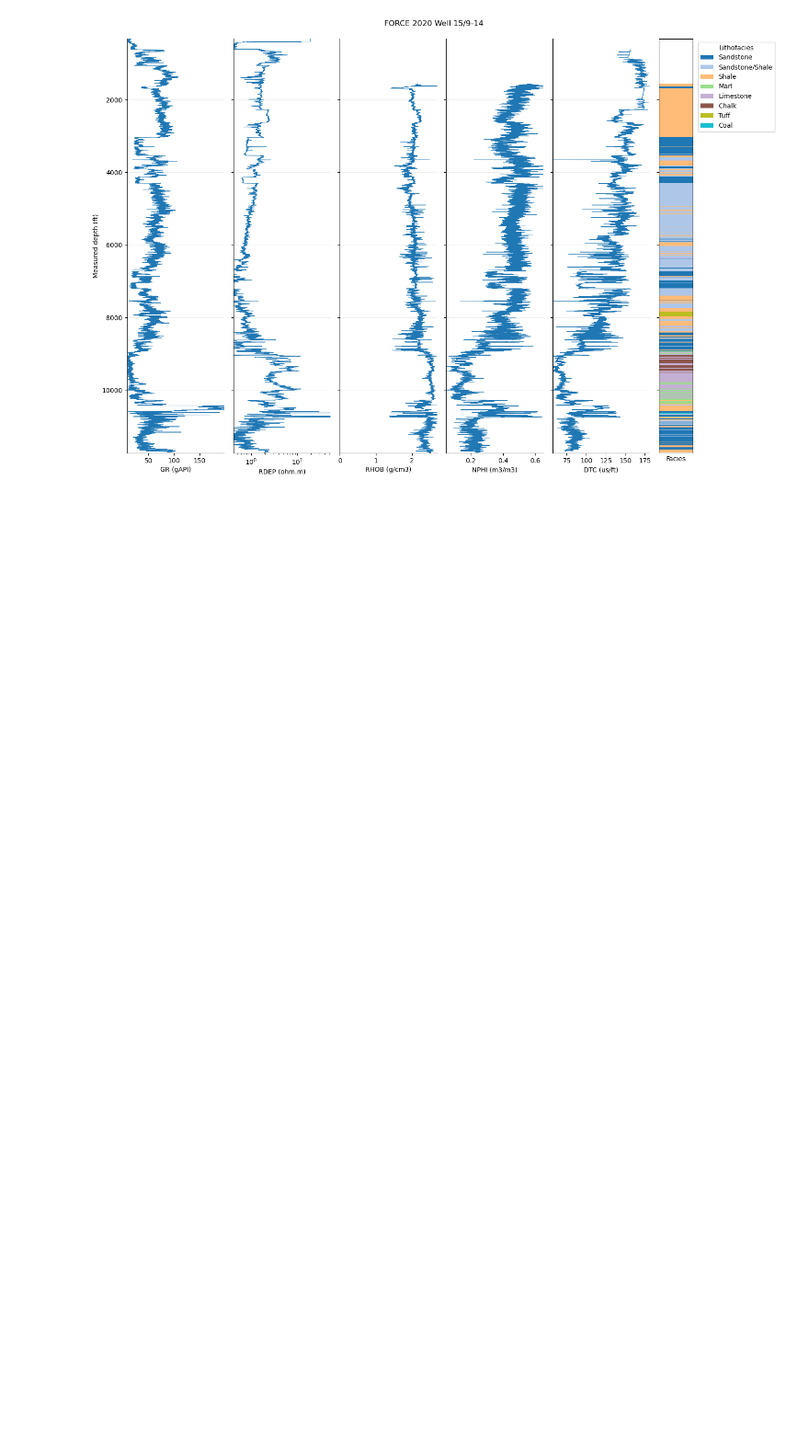
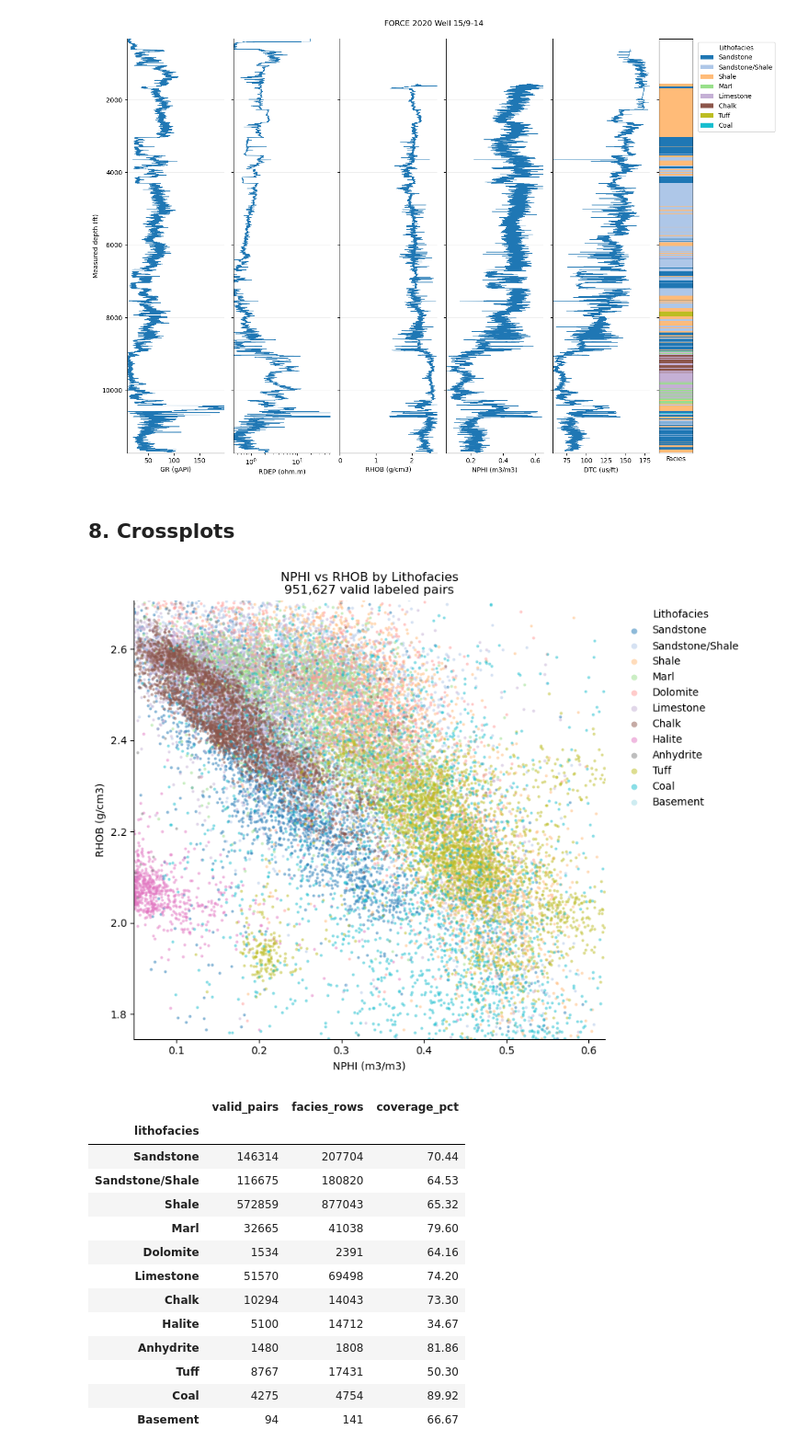
Before and after one commit to leraos/force_2020_well_log_analysis, a Jupyter notebook: notebooks/02_exploratory_data_analysis.ipynb, the cells around one changed output. Shown at 92% size. Cells and saved outputs as stored; diff of their text form; code cells hidden in the pictures; blank space fills up the shorter version.

```diff
--- a/notebooks/02_exploratory_data_analysis.ipynb
+++ b/notebooks/02_exploratory_data_analysis.ipynb
@@ -1022,3 +1087,5 @@ for well in PANEL_WELLS:
 [figure]
 [figure]
 [figure]
+# %% [markdown]
+## 8. Crossplots
@@ -1024,0 +1199,26 @@ for well in PANEL_WELLS:
+# %%
+### nphi-rhob compares complementary neutron and bulk-density responses
+### the pair tests whether lithofacies occupy distinct hydrogen-response and density fields
+nphi_rhob_coverage = plot_lithofacies_crossplot(
+    labeled_samples,
+    x_curve="NPHI",
+    y_curve="RHOB",
+)
+
+display(nphi_rhob_coverage)
+# %% [output]
+[figure, added]
+|  | valid_pairs | facies_rows | coverage_pct |
+| lithofacies |  |  |  |
+| Sandstone | 146314 | 207704 | 70.44 |
+| Sandstone/Shale | 116675 | 180820 | 64.53 |
+| Shale | 572859 | 877043 | 65.32 |
+| Marl | 32665 | 41038 | 79.60 |
+| Dolomite | 1534 | 2391 | 64.16 |
+| Limestone | 51570 | 69498 | 74.20 |
+| Chalk | 10294 | 14043 | 73.30 |
+| Halite | 5100 | 14712 | 34.67 |
+| Anhydrite | 1480 | 1808 | 81.86 |
+| Tuff | 8767 | 17431 | 50.30 |
+| Coal | 4275 | 4754 | 89.92 |
+| Basement | 94 | 141 | 66.67 |
```
Also changed, not shown: parts of 19 cells of this notebook, 5 other files.
